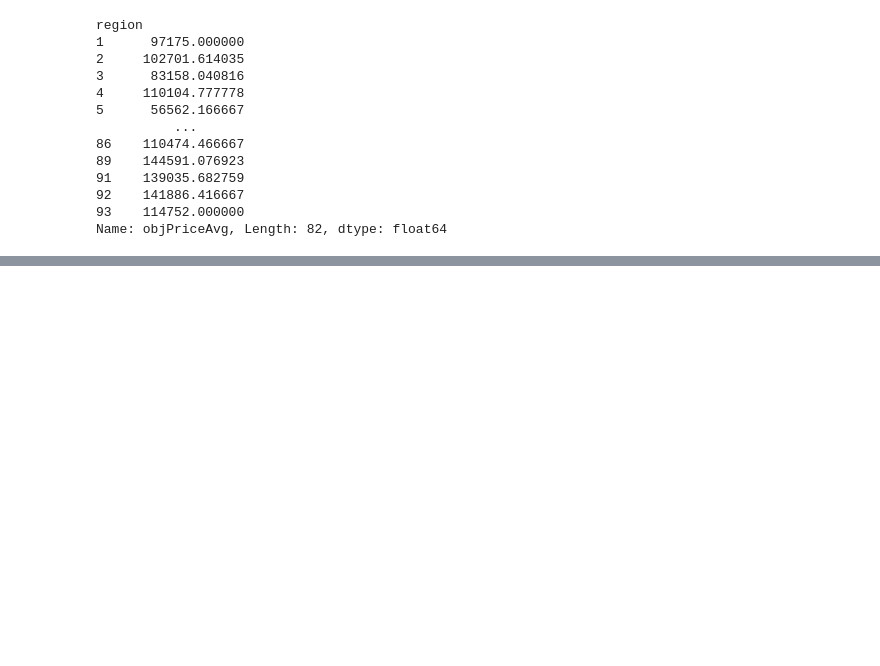
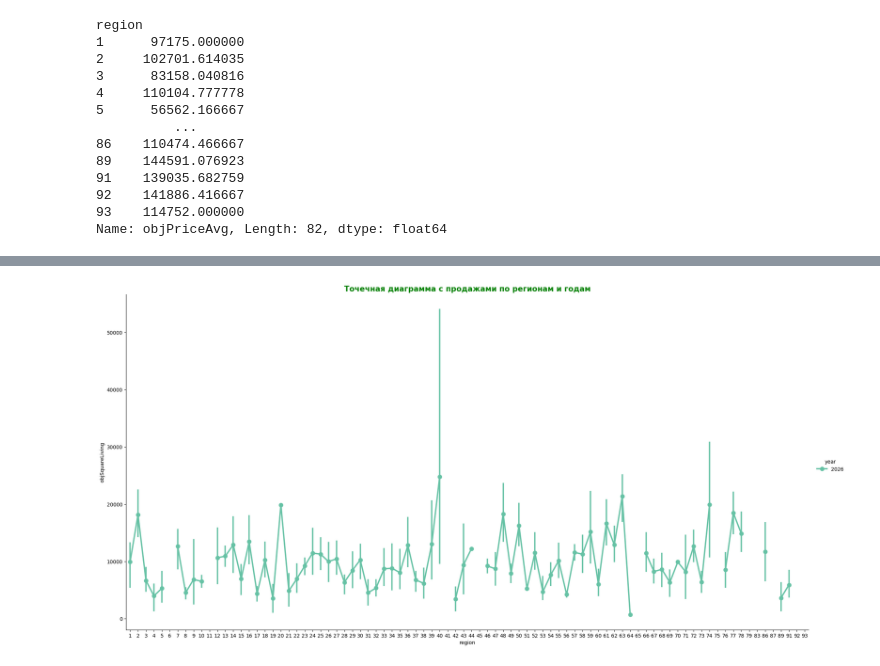
Before and after one commit to NtimTim/DS_School_Home_Work, a Jupyter notebook: Hometask/Task2_dmrf_visual.ipynb, the cells around one changed output, grey strips where cells are left out. Saved outputs shown, nothing was run; the diff lists cells and outputs as text; code cells hidden in the pictures; blank space fills up the shorter version.

```diff
--- a/Hometask/Task2_dmrf_visual.ipynb
+++ b/Hometask/Task2_dmrf_visual.ipynb
@@ -113,0 +167,17 @@ TO DO продолжение следует, промежуточное сохр
+# %%
+sns.catplot(
+    x='region',
+    y='objSquareLiving',
+    data=df,
+    kind='point',
+    hue='year',
+    dodge=False,
+#    hue_order=['2018','2019','2020','2021','2022','2023','2024','2025','2026','2027','2028','2029','2030','2031','2032','2033','2034','2035','2036','2037','2038','2039'],
+    hue_order=['2026'],
+    palette="Set2",
+ #   order=region,
+    height=10,
+    aspect=2)
+plt.title('Точечная диаграмма с продажами по регионам и годам', size=15, color='g', weight='bold');
+# %% [output]
+[figure, added]
```
Also changed, not shown: parts of 8 cells of this notebook.
